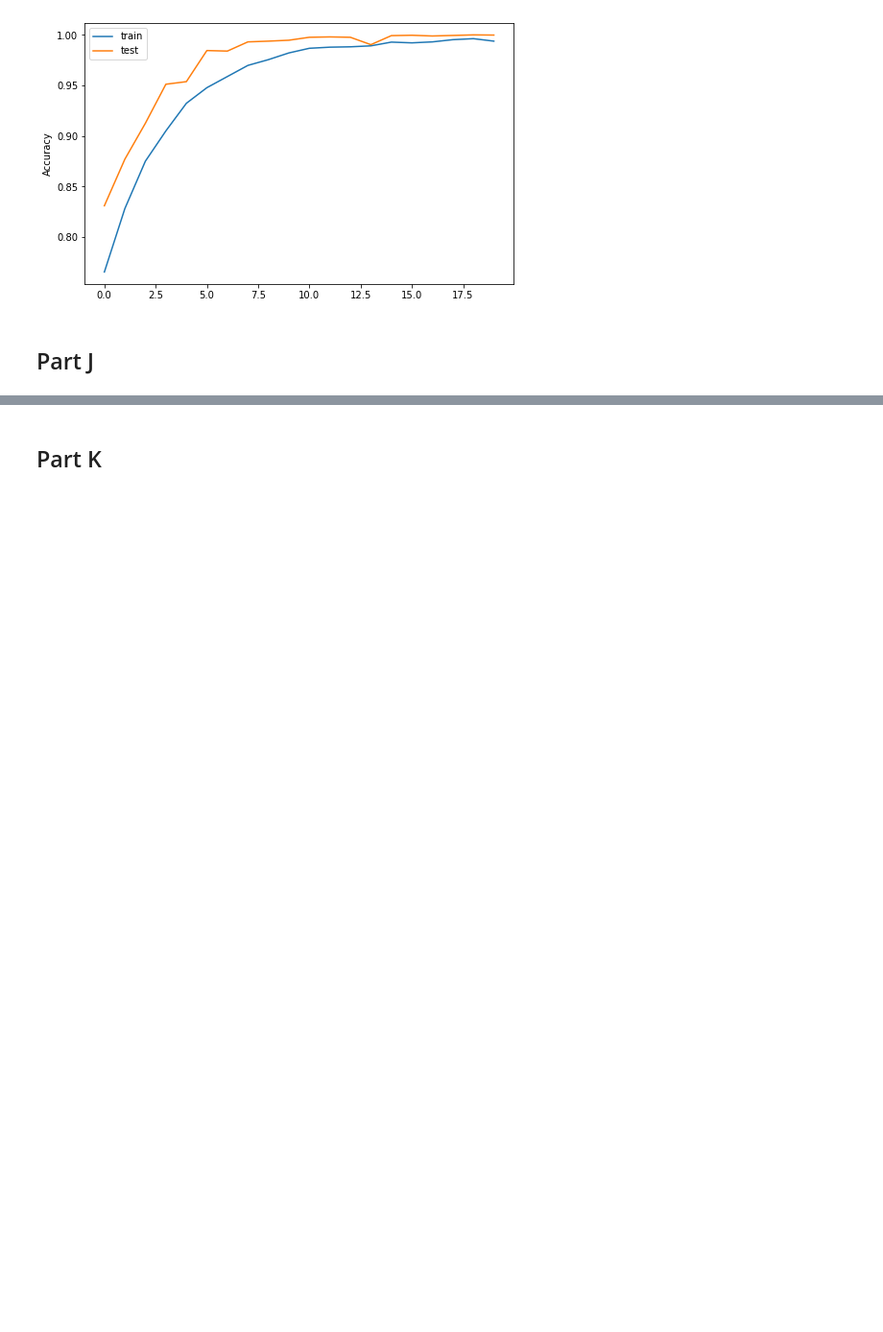
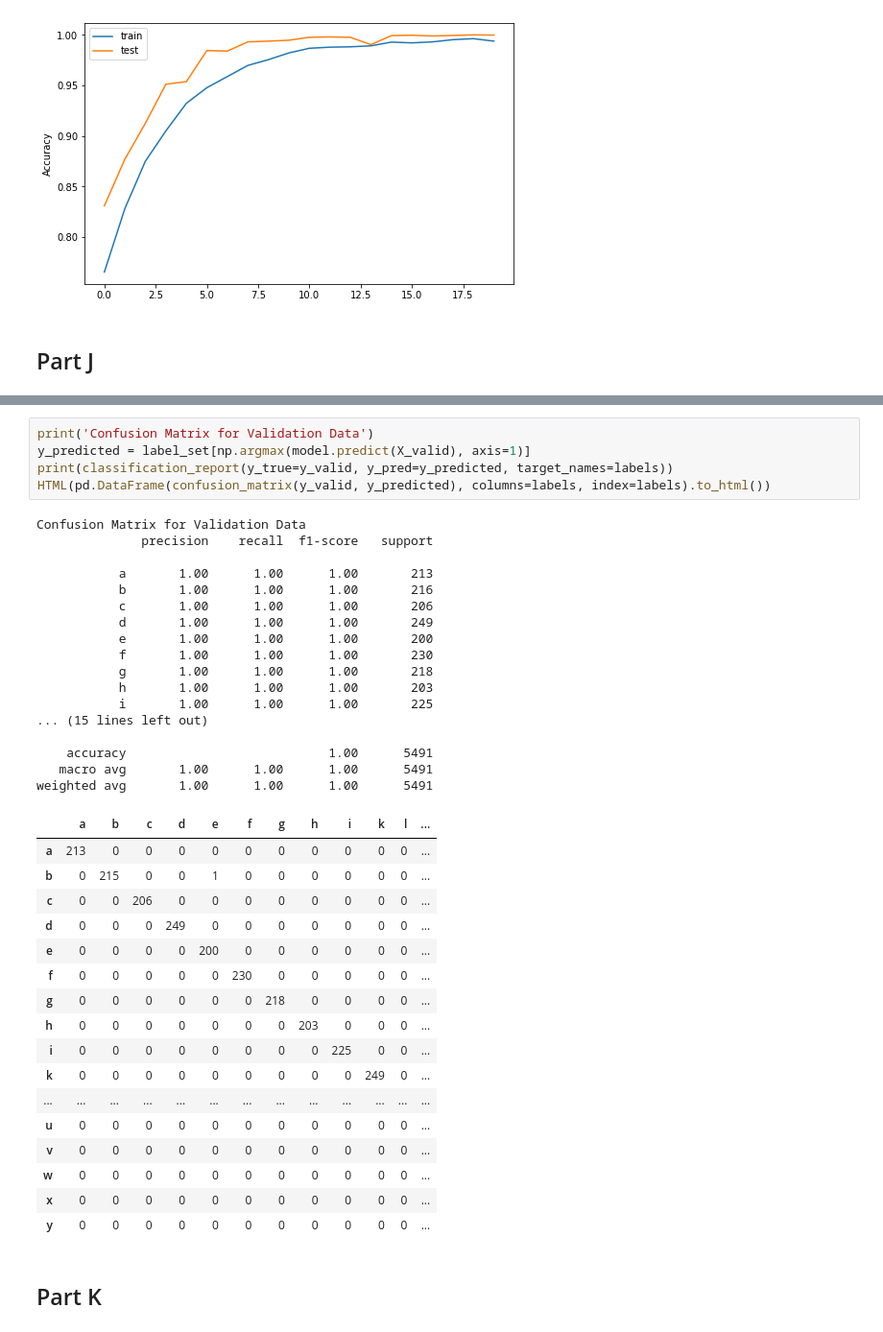
Before and after one commit to MohammadRaziei/Deep-Learning-Cource, a Jupyter notebook: HW03/Q7/HW03_Q7.ipynb, the cells around one changed output, grey strips where cells are left out. Shown at 96% size. Saved outputs shown, nothing was run; the diff lists cells and outputs as text; blank space fills up the shorter version.

```diff
--- a/HW03/Q7/HW03_Q7.ipynb
+++ b/HW03/Q7/HW03_Q7.ipynb
@@ -327,2 +365,42 @@ weighted avg       0.92      0.92      0.92      7172
+# %%
+print('Confusion Matrix for Validation Data')
+y_predicted = label_set[np.argmax(model.predict(X_valid), axis=1)]
+print(classification_report(y_true=y_valid, y_pred=y_predicted, target_names=labels))
+HTML(pd.DataFrame(confusion_matrix(y_valid, y_predicted), columns=labels, index=labels).to_html())
+# %% [output]
+Confusion Matrix for Validation Data
+              precision    recall  f1-score   support
+
+           a       1.00      1.00      1.00       213
+           b       1.00      1.00      1.00       216
+           c       1.00      1.00      1.00       206
+           d       1.00      1.00      1.00       249
+           e       1.00      1.00      1.00       200
+           f       1.00      1.00      1.00       230
+           g       1.00      1.00      1.00       218
+           h       1.00      1.00      1.00       203
+           i       1.00      1.00      1.00       225
+... (15 lines left out)
+
+    accuracy                           1.00      5491
+   macro avg       1.00      1.00      1.00      5491
+weighted avg       1.00      1.00      1.00      5491
+|  | a | b | c | d | e | f | g | h | i | k | l | ... |
+| a | 213 | 0 | 0 | 0 | 0 | 0 | 0 | 0 | 0 | 0 | 0 | ... |
+| b | 0 | 215 | 0 | 0 | 1 | 0 | 0 | 0 | 0 | 0 | 0 | ... |
+| c | 0 | 0 | 206 | 0 | 0 | 0 | 0 | 0 | 0 | 0 | 0 | ... |
+| d | 0 | 0 | 0 | 249 | 0 | 0 | 0 | 0 | 0 | 0 | 0 | ... |
+| e | 0 | 0 | 0 | 0 | 200 | 0 | 0 | 0 | 0 | 0 | 0 | ... |
+| f | 0 | 0 | 0 | 0 | 0 | 230 | 0 | 0 | 0 | 0 | 0 | ... |
+| g | 0 | 0 | 0 | 0 | 0 | 0 | 218 | 0 | 0 | 0 | 0 | ... |
+| h | 0 | 0 | 0 | 0 | 0 | 0 | 0 | 203 | 0 | 0 | 0 | ... |
+| i | 0 | 0 | 0 | 0 | 0 | 0 | 0 | 0 | 225 | 0 | 0 | ... |
+| k | 0 | 0 | 0 | 0 | 0 | 0 | 0 | 0 | 0 | 249 | 0 | ... |
+| ... | ... | ... | ... | ... | ... | ... | ... | ... | ... | ... | ... | ... |
+| u | 0 | 0 | 0 | 0 | 0 | 0 | 0 | 0 | 0 | 0 | 0 | ... |
+| v | 0 | 0 | 0 | 0 | 0 | 0 | 0 | 0 | 0 | 0 | 0 | ... |
+| w | 0 | 0 | 0 | 0 | 0 | 0 | 0 | 0 | 0 | 0 | 0 | ... |
+| x | 0 | 0 | 0 | 0 | 0 | 0 | 0 | 0 | 0 | 0 | 0 | ... |
+| y | 0 | 0 | 0 | 0 | 0 | 0 | 0 | 0 | 0 | 0 | 0 | ... |
 # %% [markdown]
 ## Part K
```
Also changed, not shown: parts of 6 cells of this notebook.
